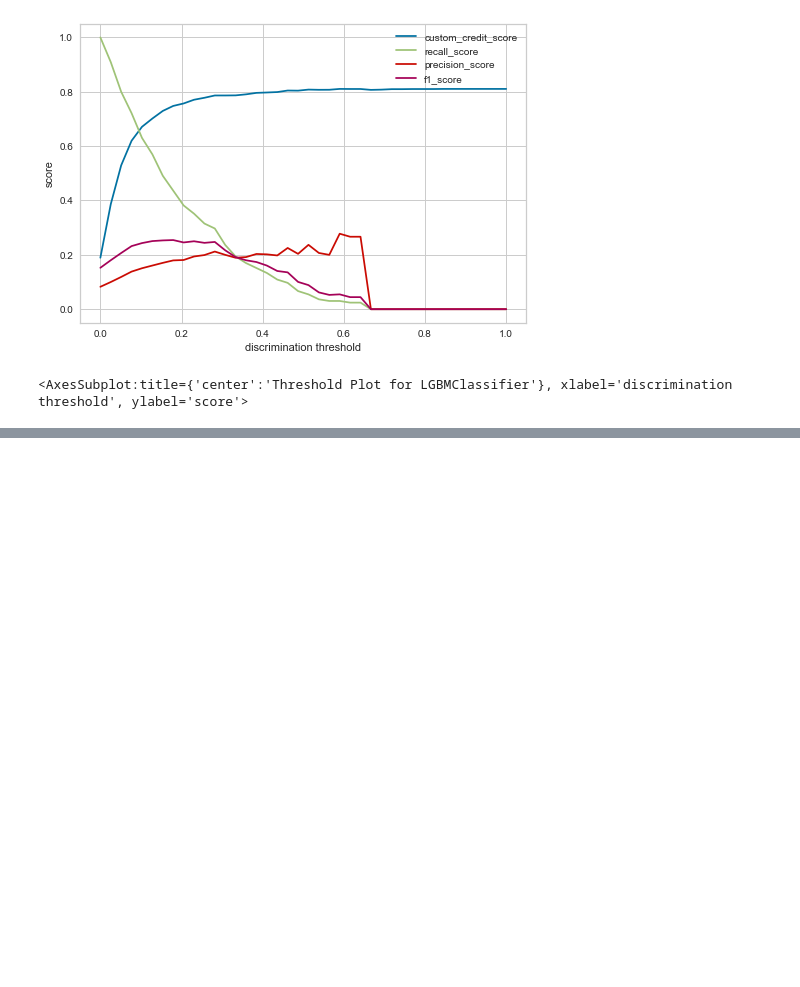
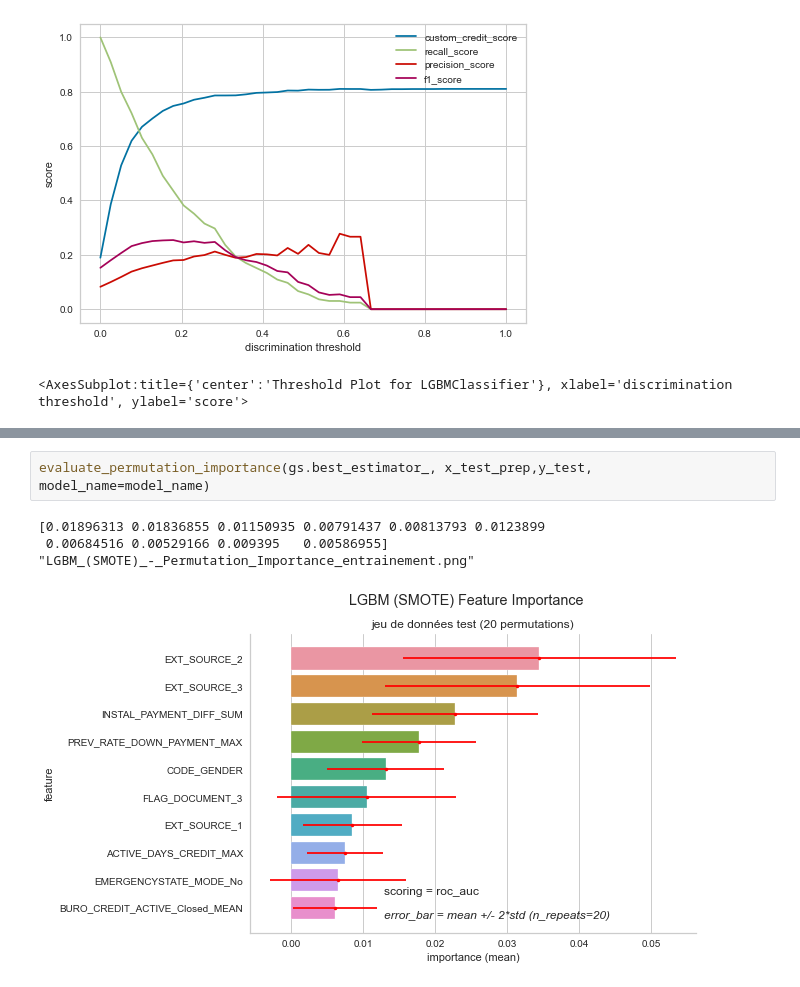
Before and after one commit to mrcreasey/oc-ds-p7-scoring-dashboard, a Jupyter notebook: code/P7_modelisation.ipynb, the cells around one changed output, grey strips where cells are left out. Drawn from its saved outputs; the diff is of its cells as text; blank space fills up the shorter version.

```diff
--- a/code/P7_modelisation.ipynb
+++ b/code/P7_modelisation.ipynb
@@ -2445,0 +2566,7 @@ visualizer.show(ax=ax)
+# %%
+evaluate_permutation_importance(gs.best_estimator_, x_test_prep,y_test, model_name=model_name)
+# %% [output]
+[0.01896313 0.01836855 0.01150935 0.00791437 0.00813793 0.0123899
+ 0.00684516 0.00529166 0.009395   0.00586955]
+"LGBM_(SMOTE)_-_Permutation_Importance_entrainement.png"
+[figure, added]
```
Also changed, not shown: parts of 7 cells of this notebook.
